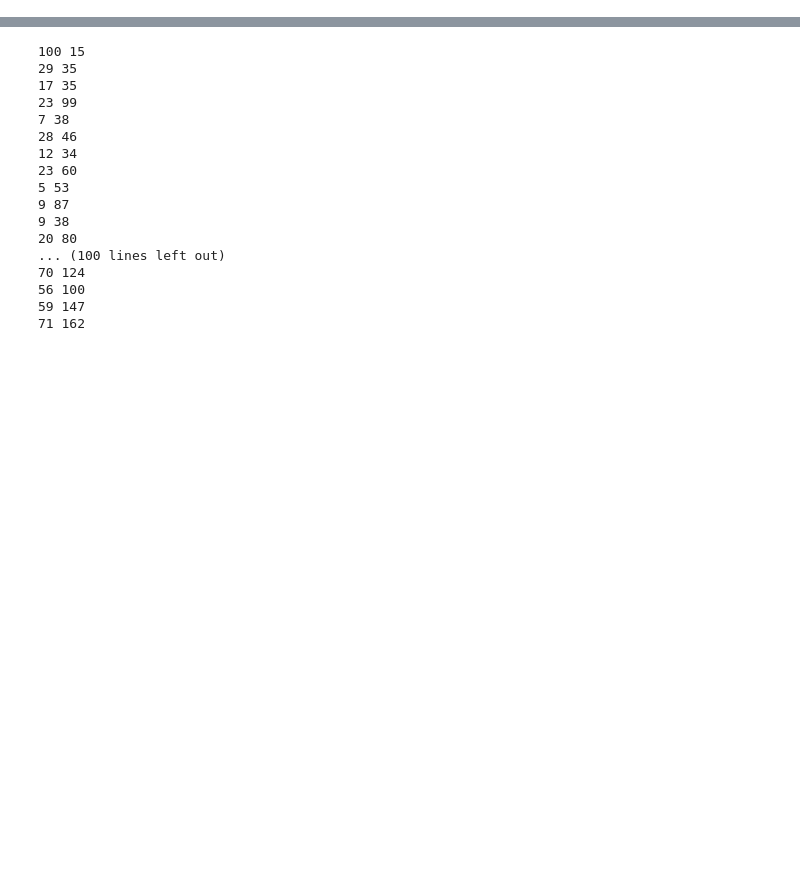
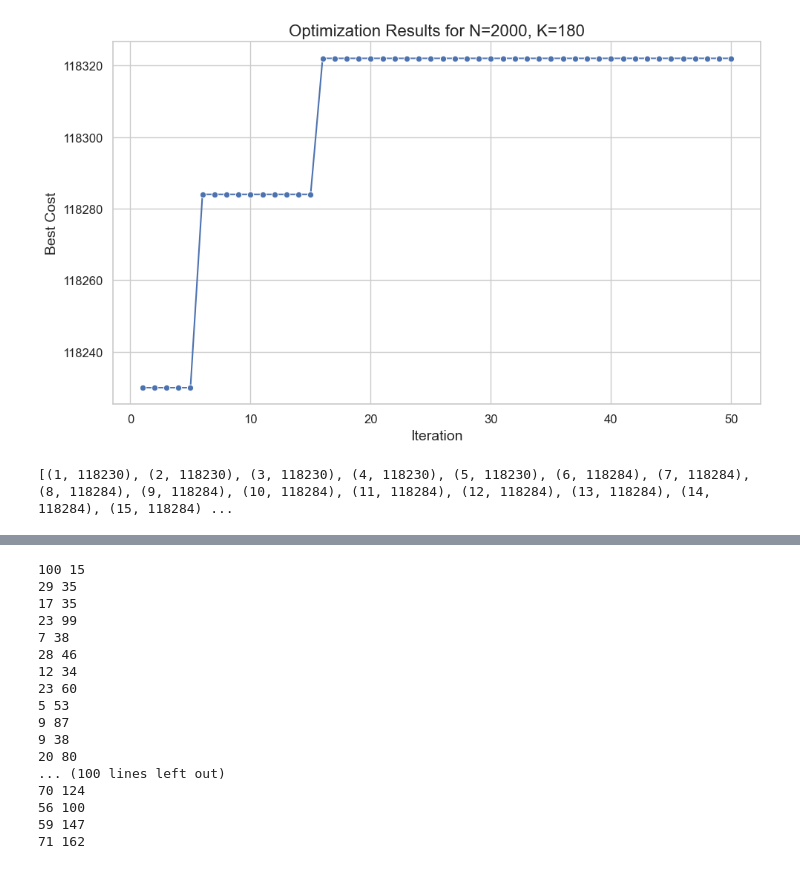
Before and after one commit to trungphandinh/Group-19_Optimization, a Jupyter notebook: Inputs/Input_testing.ipynb, the cells around one changed output, grey strips where cells are left out. Drawn from its saved outputs; the diff is of its cells as text; code cells hidden in the pictures; blank space fills up the shorter version.

```diff
--- a/Inputs/Input_testing.ipynb
+++ b/Inputs/Input_testing.ipynb
@@ -0,0 +36,28 @@
+# %%
+
+# Data
+iteration_data = [(1, 118230), (2, 118230), (3, 118230), (4, 118230), (5, 118230), (6, 118284), (7, 118284), (8, 118284), (9, 118284), (10, 118284), (11, 118284), (12, 118284), (13, 118284), (14, 118284), (15, 118284), (16, 118322), (17, 118322), (18, 118322), (19, 118322), (20, 118322), (21, 118322), (22, 118322), (23, 118322), (24, 118322), (25, 118322), (26, 118322), (27, 118322), (28, 118322), (29, 118322), (30, 118322), (31, 118322), (32, 118322), (33, 118322), (34, 118322), (35, 118322), (36, 118322), (37, 118322), (38, 118322), (39, 118322), (40, 118322), (41, 118322), (42, 118322), (43, 118322), (44, 118322), (45, 118322), (46, 118322), (47, 118322), (48, 118322), (49, 118322), (50, 118322)]
+
+# Plot starting from iteration 13
+plot_optimization_results(iteration_data, 2000, 180)
+# %% [output]
+[figure, added]
+# %%
+iteration_data = []
+
+# Iteration 1 đến 5: Best Cost = 118230
+for i in range(1, 6):
+    iteration_data.append((i, 118230))
+
+# Iteration 6 đến 15: Best Cost = 118284
+for i in range(6, 16):
+    iteration_data.append((i, 118284))
+
+# Iteration 16 đến 50: Best Cost = 118322
+for i in range(16, 51):
+    iteration_data.append((i, 118322))
+
+# Kiểm tra dữ liệu
+print(iteration_data)
+# %% [output]
+[(1, 118230), (2, 118230), (3, 118230), (4, 118230), (5, 118230), (6, 118284), (7, 118284), (8, 118284), (9, 118284), (10, 118284), (11, 118284), (12, 118284), (13, 118284), (14, 118284), (15, 118284) ...
```
Also changed, not shown: parts of 14 cells of this notebook, 14 other files.
